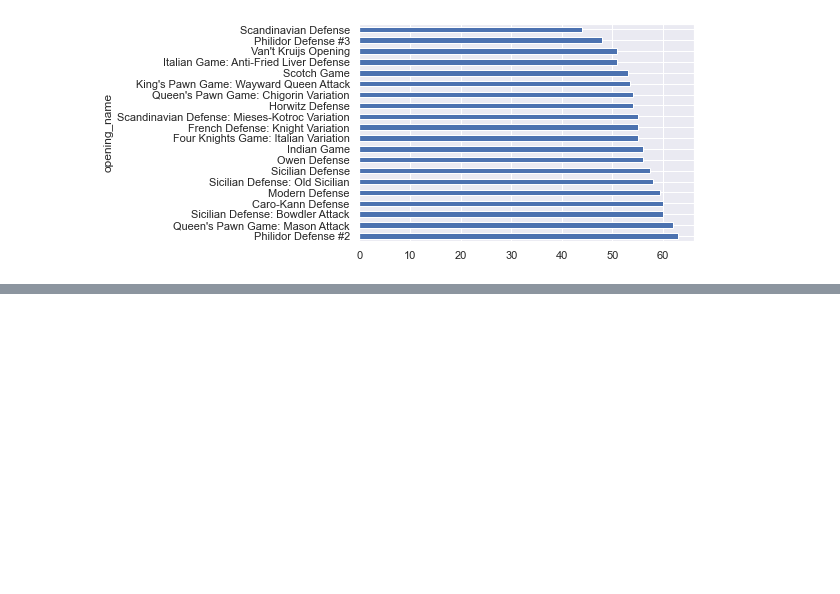
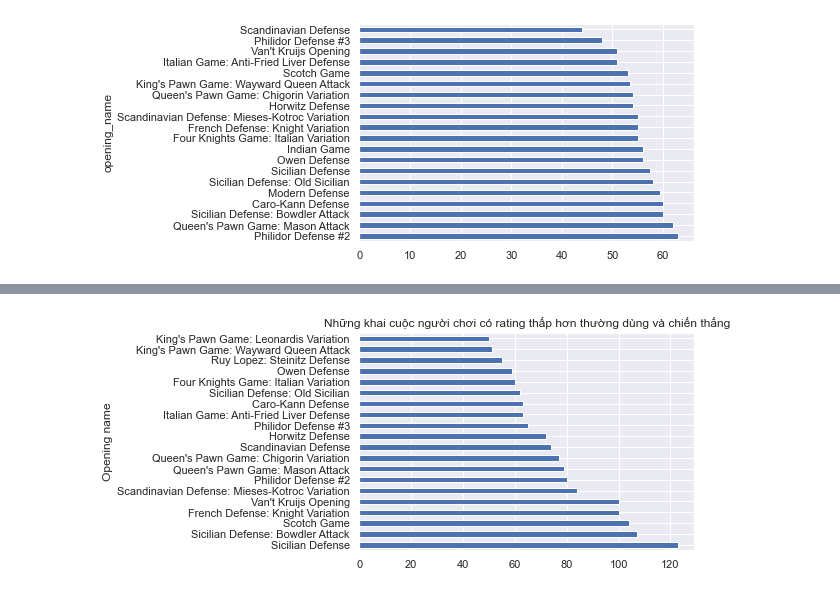
Before and after one commit to nvhieu4899/ProgrammingForDS_PROJECT, a Jupyter notebook: 1712446-NguyenVanHieu.ipynb, the cells around one changed output, grey strips where cells are left out. Saved outputs shown, nothing was run; the diff lists cells and outputs as text; code cells hidden in the pictures; blank space fills up the shorter version.

```diff
--- a/1712446-NguyenVanHieu.ipynb
+++ b/1712446-NguyenVanHieu.ipynb
@@ -123,0 +184,8 @@ white_wins_games_df
+# %%
+lower_rating_wins_games_df = games_df[games_df['higher_wins']==False]
+opening_used_by_lower_rating = lower_rating_wins_games_df.groupby('opening_name').size().sort_values(ascending = False).head(20)
+# %%
+opening_used_by_lower_rating.plot(kind= 'barh', ylabel='Games',xlabel='Opening name',title='Những khai cuộc người chơi có rating thấp hơn thường dùng và chiến thắng')
+plt.show()
+# %% [output]
+[figure, added]
```
Also changed, not shown: parts of 32 cells of this notebook.
